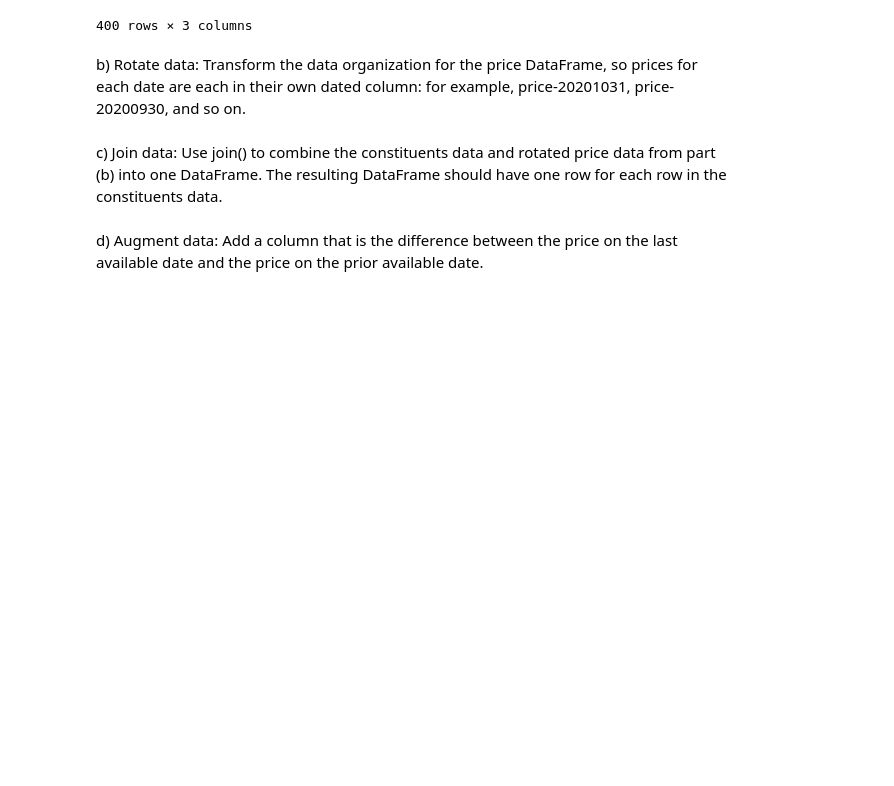
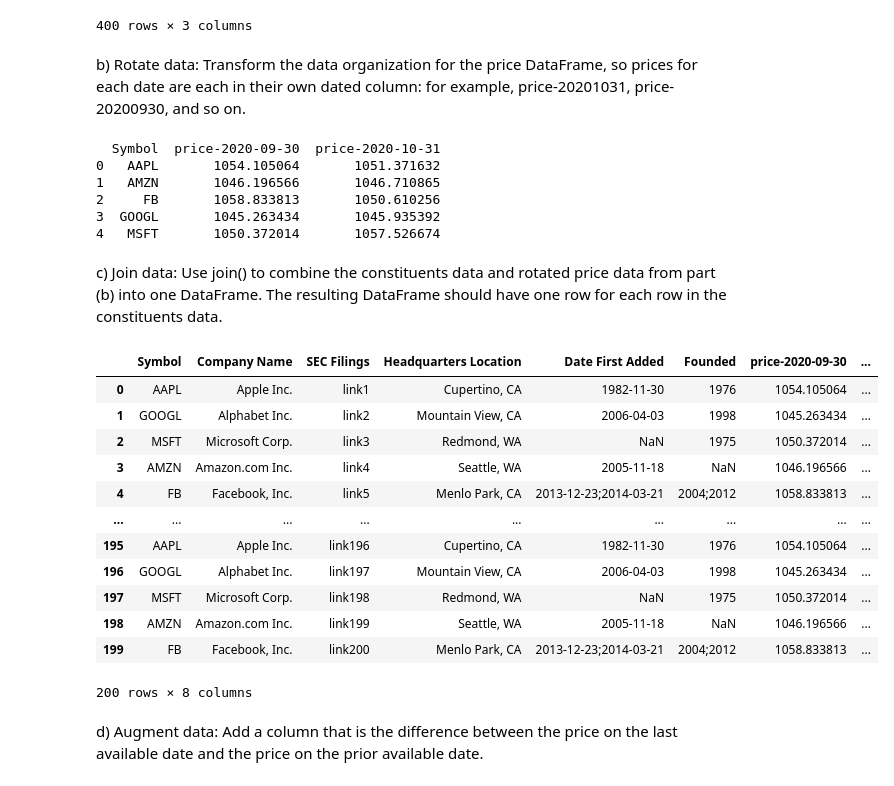
Before and after one commit to AndrewPiasecki/PythonCourse, a Jupyter notebook: Andrew_Piasecki_Assignment4.ipynb, the cells around one changed output. Saved outputs shown, nothing was run; the diff lists cells and outputs as text; code cells hidden in the pictures; blank space fills up the shorter version.

```diff
--- a/Andrew_Piasecki_Assignment4.ipynb
+++ b/Andrew_Piasecki_Assignment4.ipynb
@@ -223,8 +221,45 @@ b) Rotate data: Transform the data organization for the price DataFrame, so pric
+# %%
+# b) Rotate date
+
+# Convert 'Date' column to datetime
+prices['Date'] = pd.to_datetime(prices['Date'])
+
+# Pivot the DataFrame
+pivot_prices = prices.pivot_table(index='Symbol', columns='Date', values='Price').reset_index()
+# %%
+pivot_prices.columns = ['Symbol'] + ['price-' + str(col.date()) for col in pivot_prices.columns[1:]]
+# %%
+print(pivot_prices)
+# %% [output]
+  Symbol  price-2020-09-30  price-2020-10-31
+0   AAPL       1054.105064       1051.371632
+1   AMZN       1046.196566       1046.710865
+2     FB       1058.833813       1050.610256
+3  GOOGL       1045.263434       1045.935392
+4   MSFT       1050.372014       1057.526674
 # %% [markdown]
 c) Join data: Use join() to combine the constituents data and rotated price data from part (b) into one DataFrame. The resulting DataFrame should have one row for each row in the constituents data.
 # %%
 # c) Join data
 # Ensure that the index is set to 'Symbol' for the join operation
+
+join_prices = constituents.join(pivot_prices.set_index('Symbol'), on = 'Symbol')
+# %%
+join_prices
+# %% [output]
+|  | Symbol | Company Name | SEC Filings | Headquarters Location | Date First Added | Founded | price-2020-09-30 | ... |
+| 0 | AAPL | Apple Inc. | link1 | Cupertino, CA | 1982-11-30 | 1976 | 1054.105064 | ... |
+| 1 | GOOGL | Alphabet Inc. | link2 | Mountain View, CA | 2006-04-03 | 1998 | 1045.263434 | ... |
+| 2 | MSFT | Microsoft Corp. | link3 | Redmond, WA | NaN | 1975 | 1050.372014 | ... |
+| 3 | AMZN | Amazon.com Inc. | link4 | Seattle, WA | 2005-11-18 | NaN | 1046.196566 | ... |
+| 4 | FB | Facebook, Inc. | link5 | Menlo Park, CA | 2013-12-23;2014-03-21 | 2004;2012 | 1058.833813 | ... |
+| ... | ... | ... | ... | ... | ... | ... | ... | ... |
+| 195 | AAPL | Apple Inc. | link196 | Cupertino, CA | 1982-11-30 | 1976 | 1054.105064 | ... |
+| 196 | GOOGL | Alphabet Inc. | link197 | Mountain View, CA | 2006-04-03 | 1998 | 1045.263434 | ... |
+| 197 | MSFT | Microsoft Corp. | link198 | Redmond, WA | NaN | 1975 | 1050.372014 | ... |
+| 198 | AMZN | Amazon.com Inc. | link199 | Seattle, WA | 2005-11-18 | NaN | 1046.196566 | ... |
+| 199 | FB | Facebook, Inc. | link200 | Menlo Park, CA | 2013-12-23;2014-03-21 | 2004;2012 | 1058.833813 | ... |
+200 rows × 8 columns
 # %% [markdown]
 d) Augment data: Add a column that is the difference between the price on the last available date and the price on the prior available date.
 # %%
```
Also changed, not shown: parts of 5 cells of this notebook.
